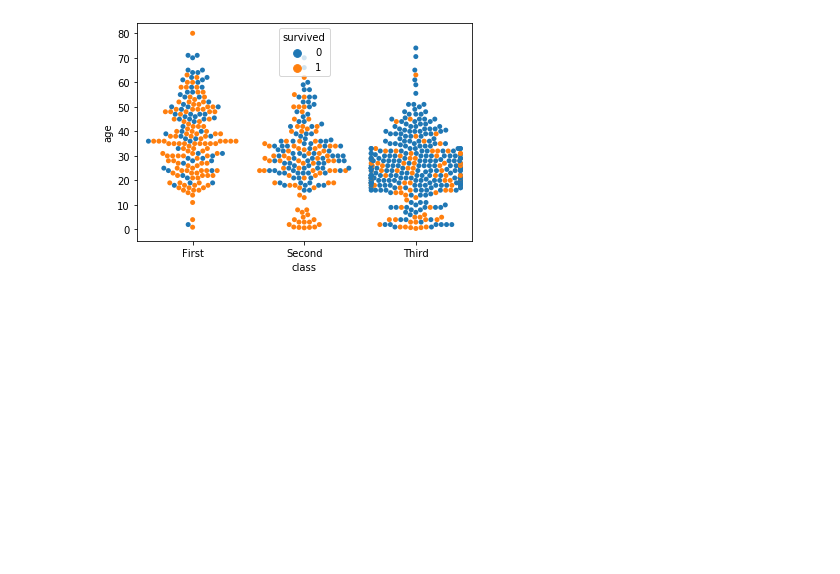
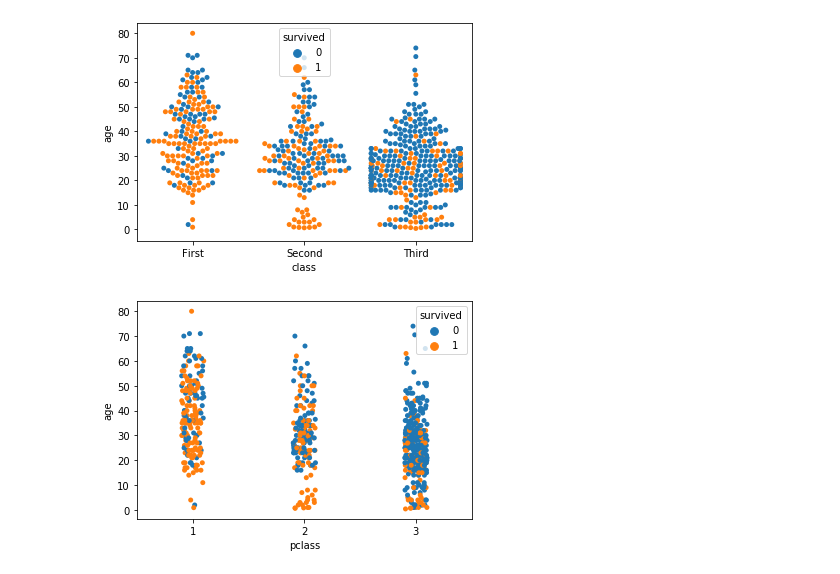
Before and after one commit to ilknurozcelik/DA_TeamWorks, a Jupyter notebook: Week4/week4_DV_İlknur.ipynb, the cells around one changed output. Cells and saved outputs as stored; diff of their text form; code cells hidden in the pictures; blank space fills up the shorter version.

```diff
--- a/Week4/week4_DV_İlknur.ipynb
+++ b/Week4/week4_DV_İlknur.ipynb
@@ -312,3 +321,7 @@ sns.swarmplot(x=titanic.pclass, y=titanic.age, hue=titanic.survived);
 # %% [output]
 <matplotlib.axes._subplots.AxesSubplot at 0x...>
 [figure]
+# %%
+sns.stripplot(x=titanic.pclass, y=titanic.age, hue=titanic.survived);
+# %% [output]
+[figure, added]
```
Also changed, not shown: parts of 6 cells of this notebook, 1 other file.
